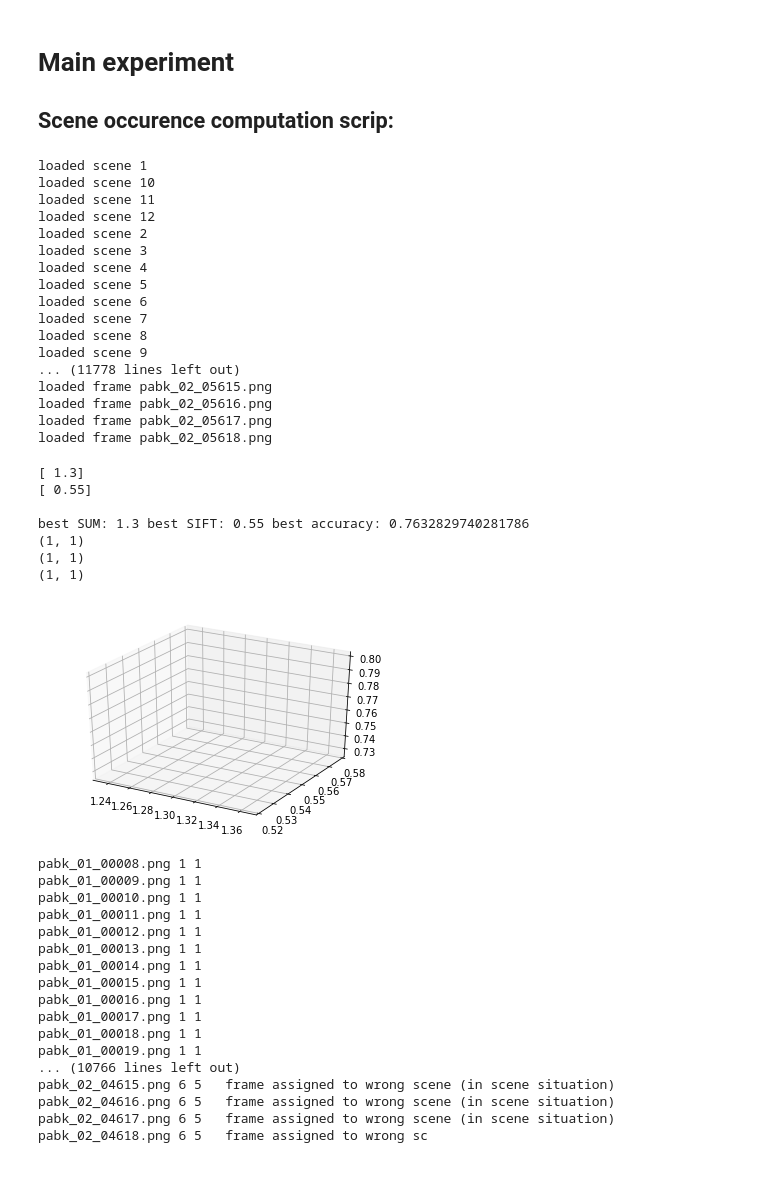
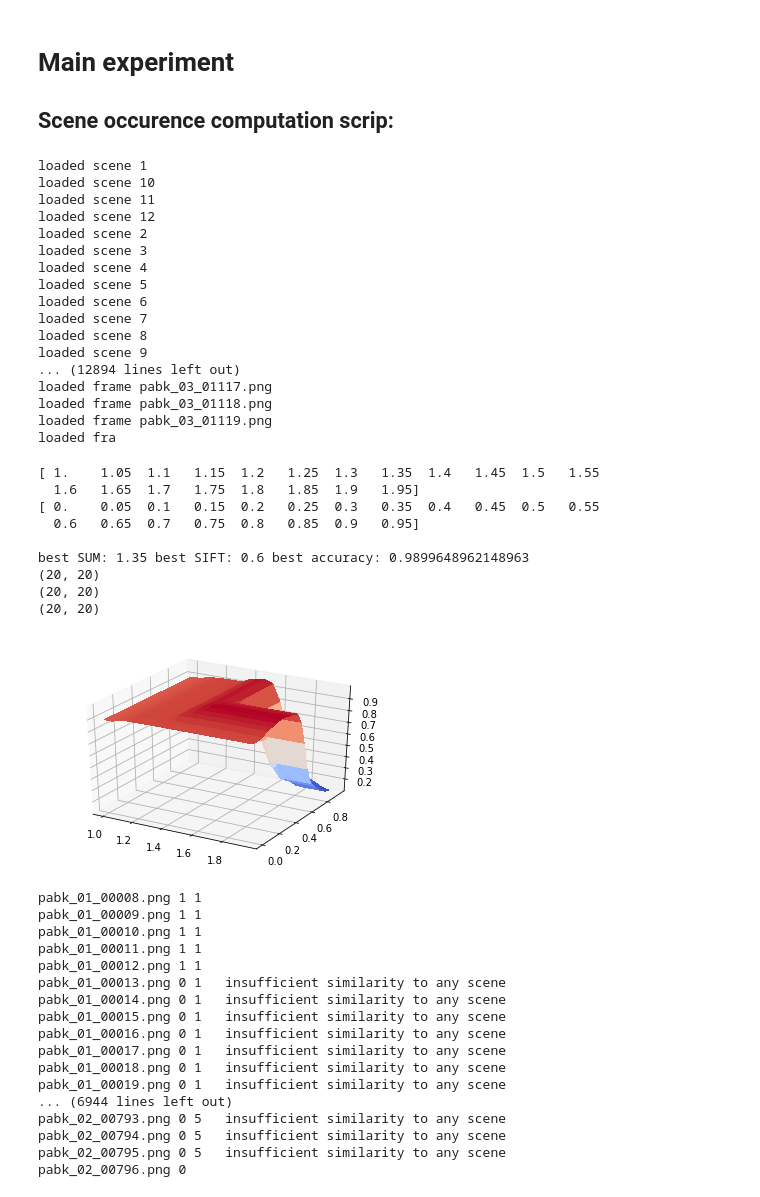
Before and after one commit to kubb/screen-recording-segmentation, a Jupyter notebook: Original-method.ipynb, the cells around one changed output. Drawn from its saved outputs; the diff is of its cells as text; code cells hidden in the pictures.

```diff
--- a/Original-method.ipynb
+++ b/Original-method.ipynb
@@ -185,7 +185,9 @@ def similaritySSIM(frame, scene):
 #sample_path = 'experiment-samples/extra-small'
 #sample_path = 'experiment-samples/small-pabk'
 #sample_path = 'experiment-samples-nogit/medium'
-sample_path = 'experiment-samples-nogit/large'
+sample_path = 'experiment-samples-nogit/large-pabk'
+#sample_path = 'experiment-samples-nogit/large-csob'
+
 
 
 
@@ -257,11 +259,11 @@ loaded scene 6
 loaded scene 7
 loaded scene 8
 loaded scene 9
-... (11778 lines left out)
-loaded frame pabk_02_05615.png
-loaded frame pabk_02_05616.png
-loaded frame pabk_02_05617.png
-loaded frame pabk_02_05618.png
+... (12894 lines left out)
+loaded frame pabk_03_01117.png
+loaded frame pabk_03_01118.png
+loaded frame pabk_03_01119.png
+loaded fra
 # %%
 import pandas as pd
 labels = pd.read_excel(sample_path+'/labels.xlsx', sheetname='labels')
@@ -274,11 +276,11 @@ bestAccuracy = 0
 bestSumParam = 0
 bestSIFT = 0
 
-#X = np.arange(1.0, 2.0, 0.05)
-#Y = np.arange(0.0, 1.0, 0.05)
+X = np.arange(1.0, 2.0, 0.05)
+Y = np.arange(0.0, 1.0, 0.05)
 
-X = np.array([1.3])
-Y = np.array([0.55])
+#X = np.array([1.35]) #pabk 1.35
+#Y = np.array([0.45]) #pabk 0.60
 
 print(X)
 print(Y)
@@ -335,40 +337,42 @@ for minimumSum in X:
                     totalCorrect += 1
 
         totalAccuracy = totalCorrect / totalCount
         line.append(totalAccuracy)
 
         #print('min SUM: ' + str(minimumSum) + ' min SIFT: ' + str(minimumSIFT) + ' accuracy: ' + str(totalAccuracy))
 
         if(totalAccuracy > bestAccuracy):
             bestAccuracy = totalAccuracy
             bestSumParam = minimumSum
             bestSIFT = minimumSIFT
             #print(bestSum)
 
 print()
 print('best SUM: ' + str(bestSumParam) + ' best SIFT: ' + str(bestSIFT) + ' best accuracy: ' + str(bestAccuracy))
 
 
 X, Y = np.meshgrid(X, Y)
 Z = np.array(Z)
 
 print(X.shape)
 print(Y.shape)
 print(Z.shape)
 
 fig = plt.figure()
 ax = fig.add_subplot(111, projection='3d')
 surf = ax.plot_surface(X, Y, Z, cmap=cm.coolwarm, linewidth=0, antialiased=False)
 plt.show()
 # %% [output]
-[ 1.3]
-[ 0.55]
+[ 1.    1.05  1.1   1.15  1.2   1.25  1.3   1.35  1.4   1.45  1.5   1.55
+  1.6   1.65  1.7   1.75  1.8   1.85  1.9   1.95]
+[ 0.    0.05  0.1   0.15  0.2   0.25  0.3   0.35  0.4   0.45  0.5   0.55
+  0.6   0.65  0.7   0.75  0.8   0.85  0.9   0.95]
 
-best SUM: 1.3 best SIFT: 0.55 best accuracy: 0.7632829740281786
-(1, 1)
-(1, 1)
-(1, 1)
+best SUM: 1.35 best SIFT: 0.6 best accuracy: 0.9899648962148963
+(20, 20)
+(20, 20)
+(20, 20)
-[figure, old version]
+[figure, new version]
 # %%
 for frames in recordingsResults:
     for frame in frames:
@@ -388,15 +392,15 @@ pabk_01_00009.png 1 1
 pabk_01_00010.png 1 1
 pabk_01_00011.png 1 1
 pabk_01_00012.png 1 1
-pabk_01_00013.png 1 1
-pabk_01_00014.png 1 1
-pabk_01_00015.png 1 1
-pabk_01_00016.png 1 1
-pabk_01_00017.png 1 1
-pabk_01_00018.png 1 1
-pabk_01_00019.png 1 1
-... (10766 lines left out)
-pabk_02_04615.png 6 5   frame assigned to wrong scene (in scene situation)
-pabk_02_04616.png 6 5   frame assigned to wrong scene (in scene situation)
-pabk_02_04617.png 6 5   frame assigned to wrong scene (in scene situation)
-pabk_02_04618.png 6 5   frame assigned to wrong sc
+pabk_01_00013.png 0 1   insufficient similarity to any scene
+pabk_01_00014.png 0 1   insufficient similarity to any scene
+pabk_01_00015.png 0 1   insufficient similarity to any scene
+pabk_01_00016.png 0 1   insufficient similarity to any scene
+pabk_01_00017.png 0 1   insufficient similarity to any scene
+pabk_01_00018.png 0 1   insufficient similarity to any scene
+pabk_01_00019.png 0 1   insufficient similarity to any scene
+... (6944 lines left out)
+pabk_02_00793.png 0 5   insufficient similarity to any scene
+pabk_02_00794.png 0 5   insufficient similarity to any scene
+pabk_02_00795.png 0 5   insufficient similarity to any scene
+pabk_02_00796.png 0
```
Also changed, not shown: 2 other files.
